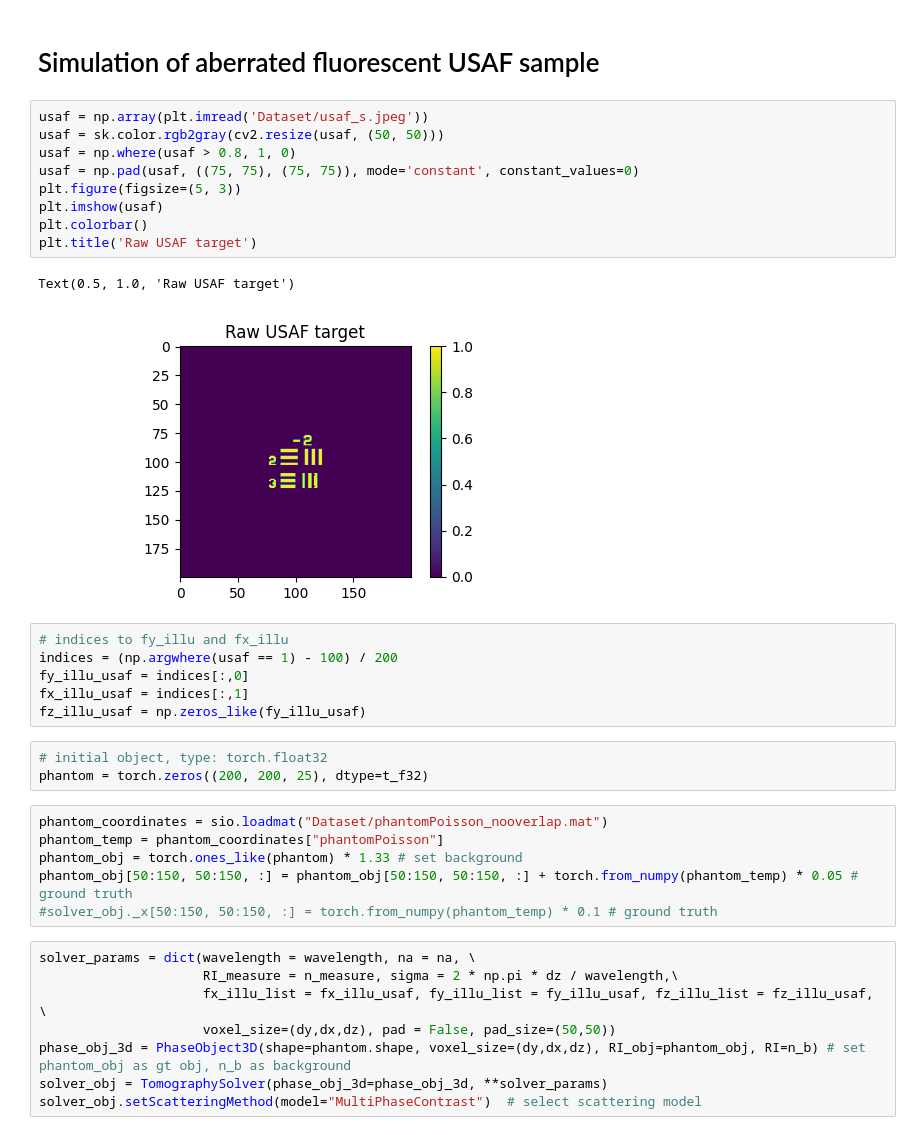
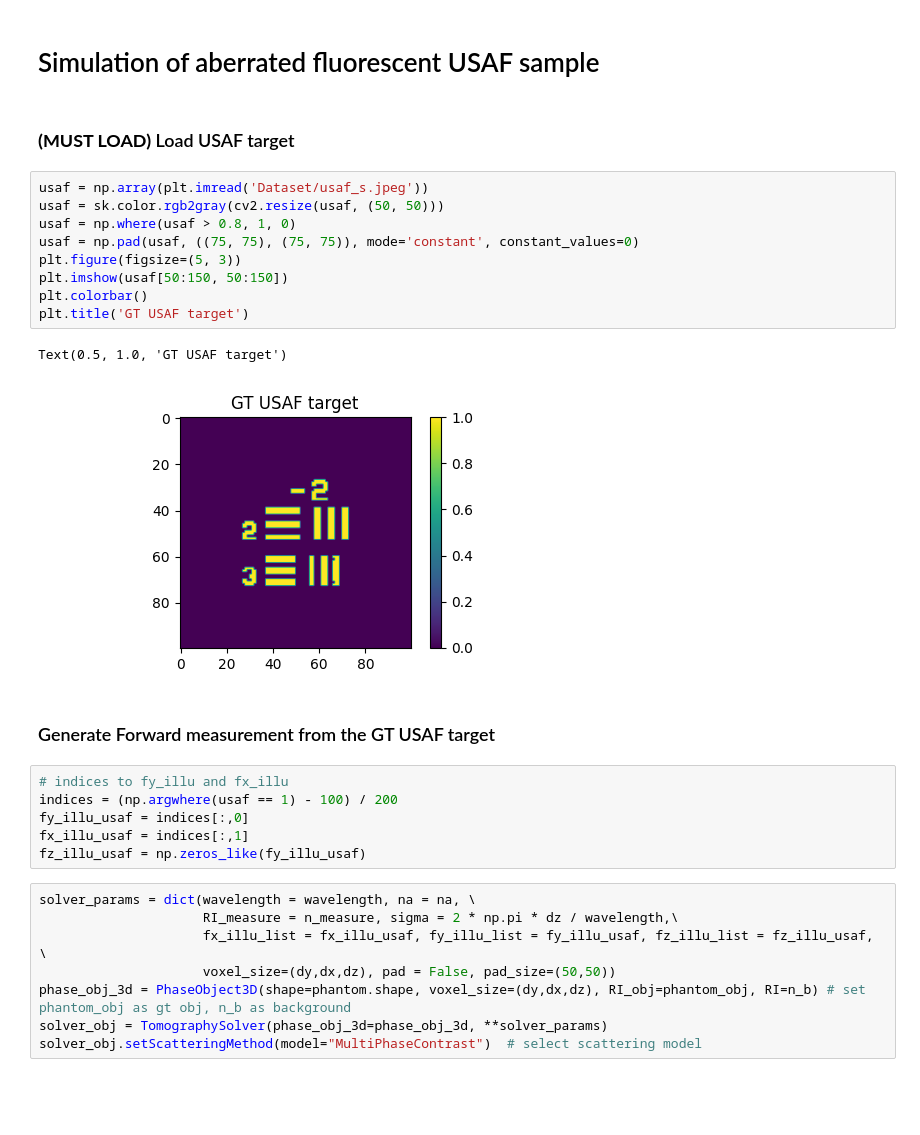
Before and after one commit to mingxuancai/3dri_ab, a Jupyter notebook: 3dri_ab.ipynb, the cells around one changed output. Cells and saved outputs as stored; diff of their text form; blank space fills up the shorter version.

```diff
--- a/3dri_ab.ipynb
+++ b/3dri_ab.ipynb
@@ -174,32 +158,27 @@ interactive(children=(IntSlider(value=0, description='i', max=9), Output()), _do
 # %% [markdown]
 # Simulation of aberrated fluorescent USAF sample
+# %% [markdown]
+### **(MUST LOAD)** Load USAF target
 # %%
 usaf = np.array(plt.imread('Dataset/usaf_s.jpeg'))
 usaf = sk.color.rgb2gray(cv2.resize(usaf, (50, 50)))
 usaf = np.where(usaf > 0.8, 1, 0)
 usaf = np.pad(usaf, ((75, 75), (75, 75)), mode='constant', constant_values=0)
 plt.figure(figsize=(5, 3))
-plt.imshow(usaf)
+plt.imshow(usaf[50:150, 50:150])
 plt.colorbar()
-plt.title('Raw USAF target')
+plt.title('GT USAF target')
 # %% [output]
-Text(0.5, 1.0, 'Raw USAF target')
+Text(0.5, 1.0, 'GT USAF target')
-[figure, old version]
+[figure, new version]
+# %% [markdown]
+### Generate Forward measurement from the GT USAF target
 # %%
 # indices to fy_illu and fx_illu
 indices = (np.argwhere(usaf == 1) - 100) / 200
 fy_illu_usaf = indices[:,0]
 fx_illu_usaf = indices[:,1]
 fz_illu_usaf = np.zeros_like(fy_illu_usaf)
-# %%
-# initial object, type: torch.float32
-phantom = torch.zeros((200, 200, 25), dtype=t_f32)
-# %%
-phantom_coordinates = sio.loadmat("Dataset/phantomPoisson_nooverlap.mat")
-phantom_temp = phantom_coordinates["phantomPoisson"]
-phantom_obj = torch.ones_like(phantom) * 1.33 # set background
-phantom_obj[50:150, 50:150, :] = phantom_obj[50:150, 50:150, :] + torch.from_numpy(phantom_temp) * 0.05 # ground truth
-#solver_obj._x[50:150, 50:150, :] = torch.from_numpy(phantom_temp) * 0.1 # ground truth
 # %%
 solver_params = dict(wavelength = wavelength, na = na, \
                      RI_measure = n_measure, sigma = 2 * np.pi * dz / wavelength,\
```
Also changed, not shown: parts of 90 cells of this notebook, 9 other files.
